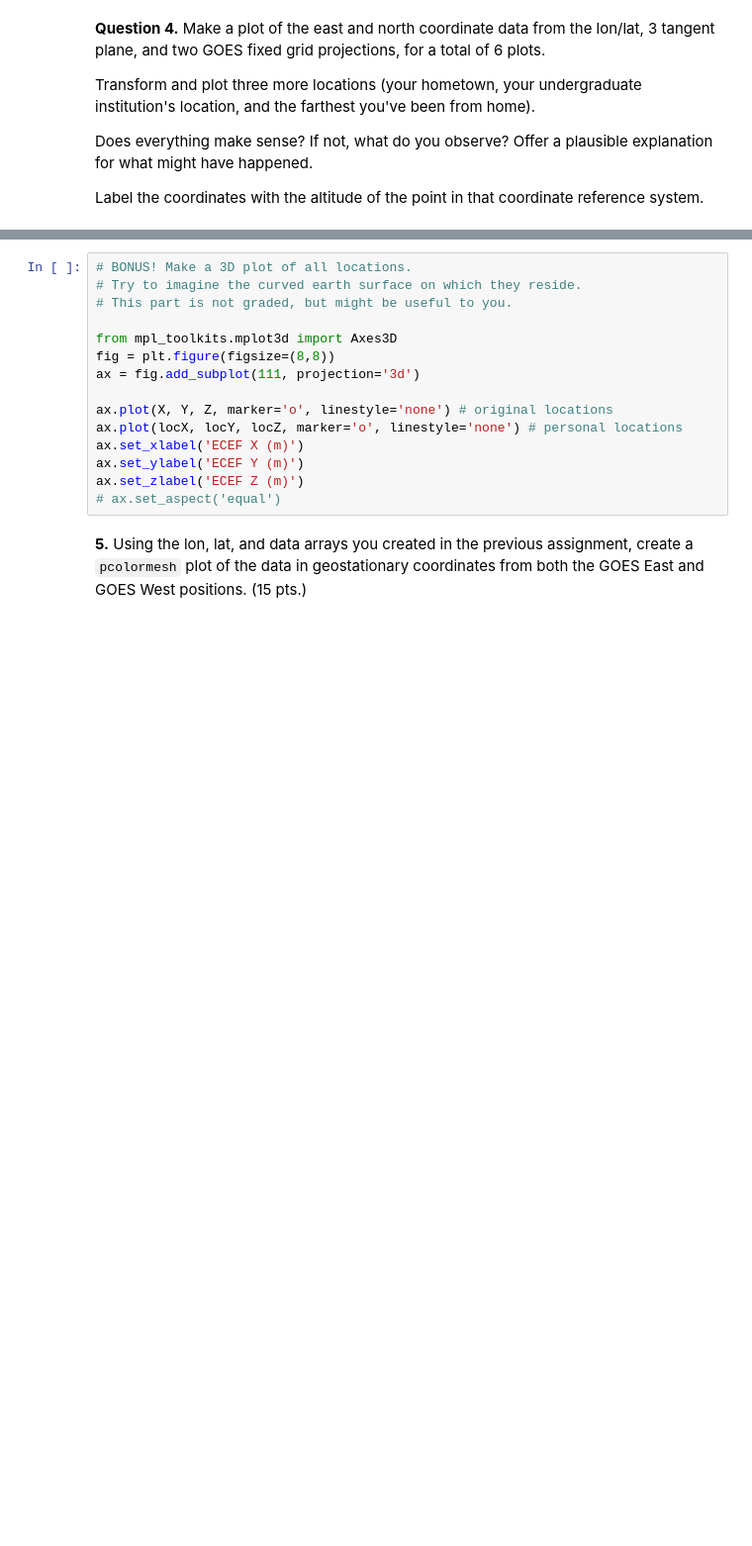
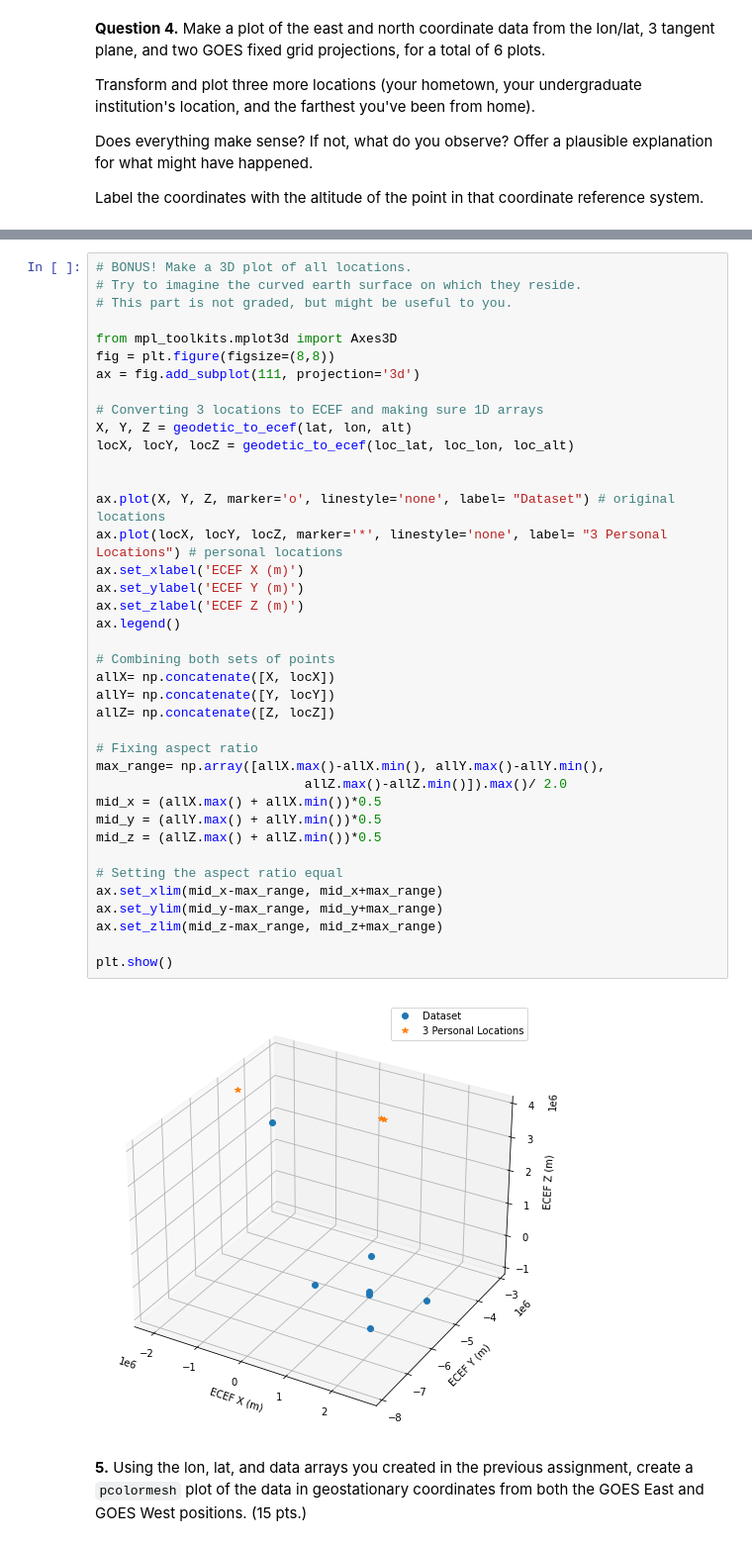
Before and after one commit to MelMartinez22/GDFAssignments, a Jupyter notebook: Homework 2.ipynb, the cells around one changed output, grey strips where cells are left out. Shown at 99% size. Cells and saved outputs as stored; diff of their text form; blank space fills up the shorter version.

```diff
--- a/Homework 2.ipynb
+++ b/Homework 2.ipynb
@@ -129,17 +441,43 @@ fig.tight_layout()
 # %%
 # BONUS! Make a 3D plot of all locations.
 # Try to imagine the curved earth surface on which they reside.
 # This part is not graded, but might be useful to you.
 
 from mpl_toolkits.mplot3d import Axes3D
 fig = plt.figure(figsize=(8,8))
 ax = fig.add_subplot(111, projection='3d')
 
-ax.plot(X, Y, Z, marker='o', linestyle='none') # original locations
-ax.plot(locX, locY, locZ, marker='o', linestyle='none') # personal locations
+# Converting 3 locations to ECEF and making sure 1D arrays
+X, Y, Z = geodetic_to_ecef(lat, lon, alt)
+locX, locY, locZ = geodetic_to_ecef(loc_lat, loc_lon, loc_alt)
+
+
+ax.plot(X, Y, Z, marker='o', linestyle='none', label= "Dataset") # original locations
+ax.plot(locX, locY, locZ, marker='*', linestyle='none', label= "3 Personal Locations") # personal locations
 ax.set_xlabel('ECEF X (m)')
 ax.set_ylabel('ECEF Y (m)')
 ax.set_zlabel('ECEF Z (m)')
-# ax.set_aspect('equal')
+ax.legend()
+
+# Combining both sets of points
+allX= np.concatenate([X, locX])
+allY= np.concatenate([Y, locY])
+allZ= np.concatenate([Z, locZ])
+
+# Fixing aspect ratio
+max_range= np.array([allX.max()-allX.min(), allY.max()-allY.min(),
+                           allZ.max()-allZ.min()]).max()/ 2.0
+mid_x = (allX.max() + allX.min())*0.5
+mid_y = (allY.max() + allY.min())*0.5
+mid_z = (allZ.max() + allZ.min())*0.5
+
+# Setting the aspect ratio equal
+ax.set_xlim(mid_x-max_range, mid_x+max_range)
+ax.set_ylim(mid_y-max_range, mid_y+max_range)
+ax.set_zlim(mid_z-max_range, mid_z+max_range)
+
+plt.show()
+# %% [output]
+[figure, added]
 # %% [markdown]
 **5.** Using the lon, lat, and data arrays you created in the previous assignment, create a `pcolormesh` plot of the data in geostationary coordinates from both the GOES East and GOES West positions. (15 pts.)
```
Also changed, not shown: parts of 13 cells of this notebook.
